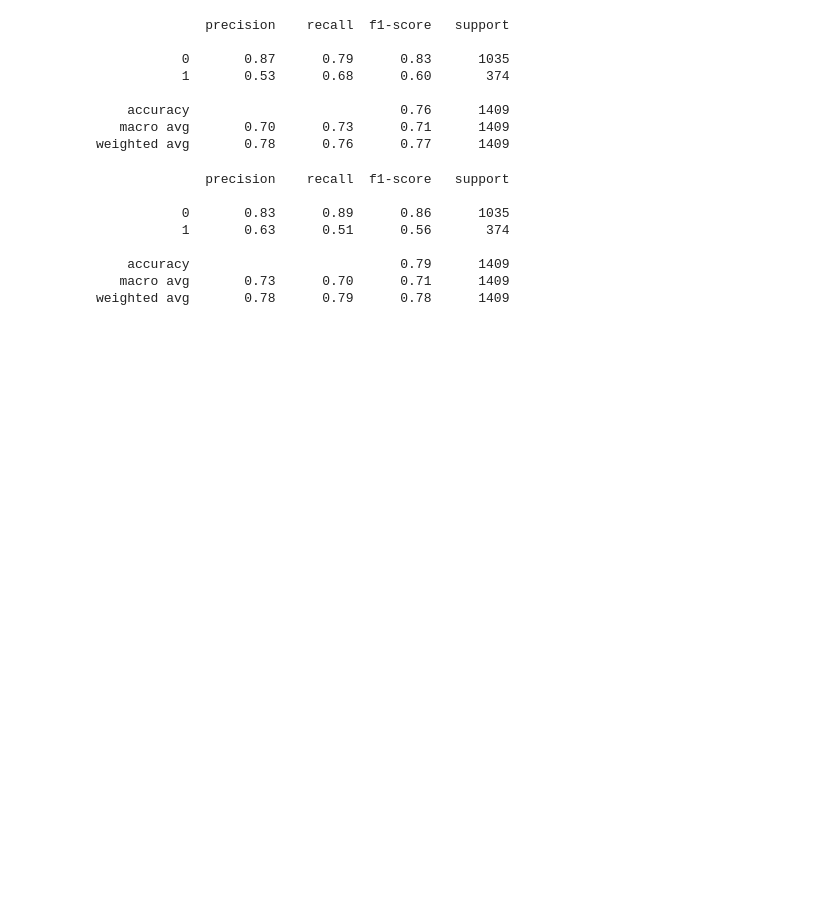
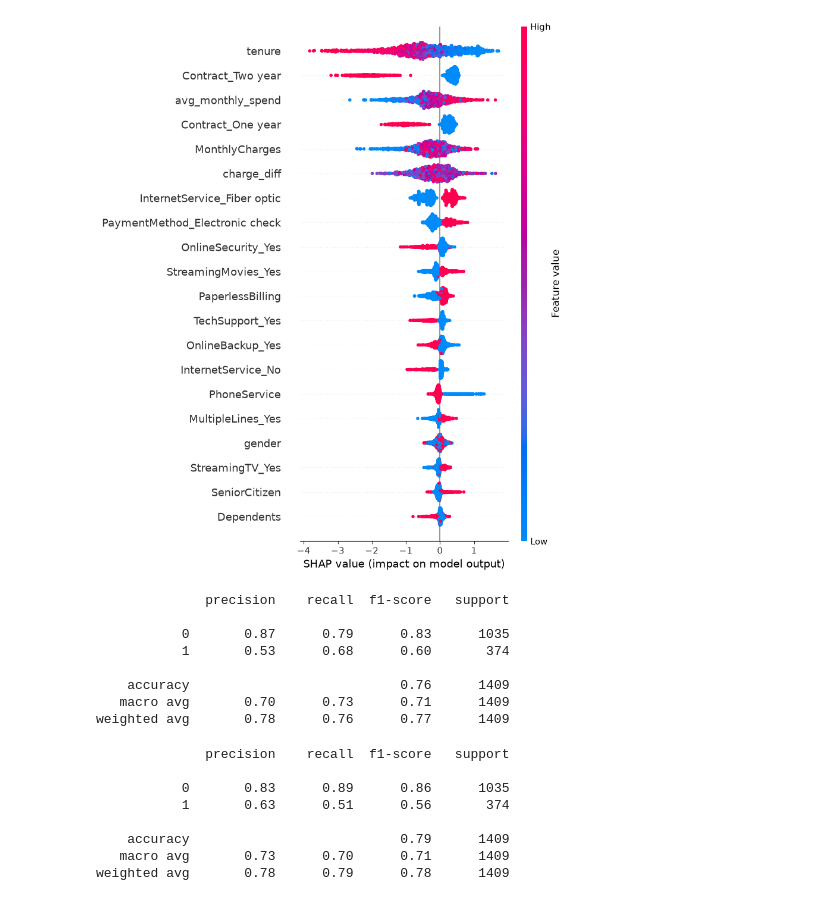
Before and after one commit to Sarabeshwaran/Project-1-Customer-Churn-Prediction-Lifetime-Value-LTV-Engine, a Jupyter notebook: model_training.ipynb, the cells around one changed output. Cells and saved outputs as stored; diff of their text form; code cells hidden in the pictures; blank space fills up the shorter version.

```diff
--- a/model_training.ipynb
+++ b/model_training.ipynb
@@ -0,0 +6,4 @@
+# %%
+shap.summary_plot(shap_values, X_test)
+# %% [output]
+[figure, added]
```
Also changed, not shown: parts of 2 cells of this notebook.
